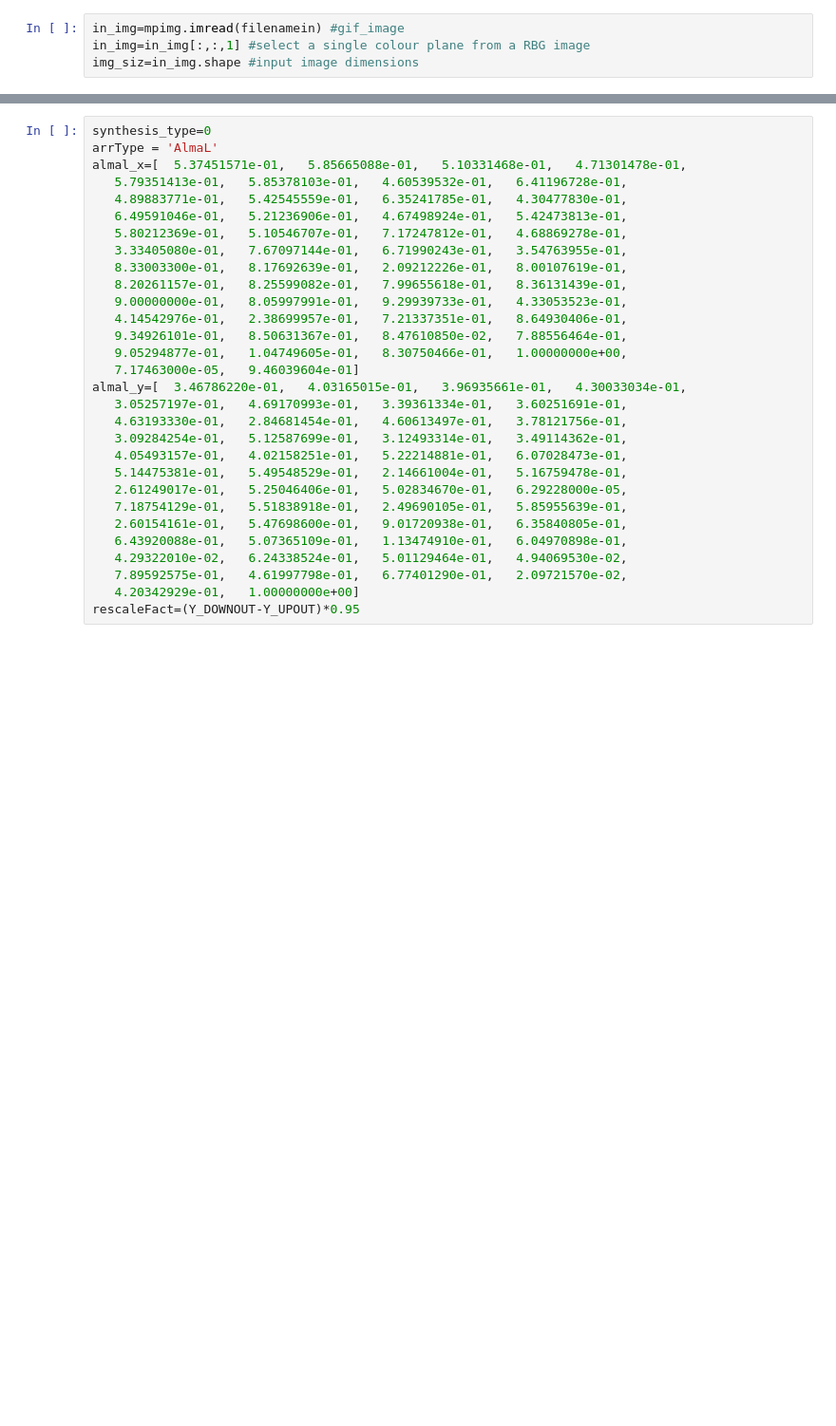
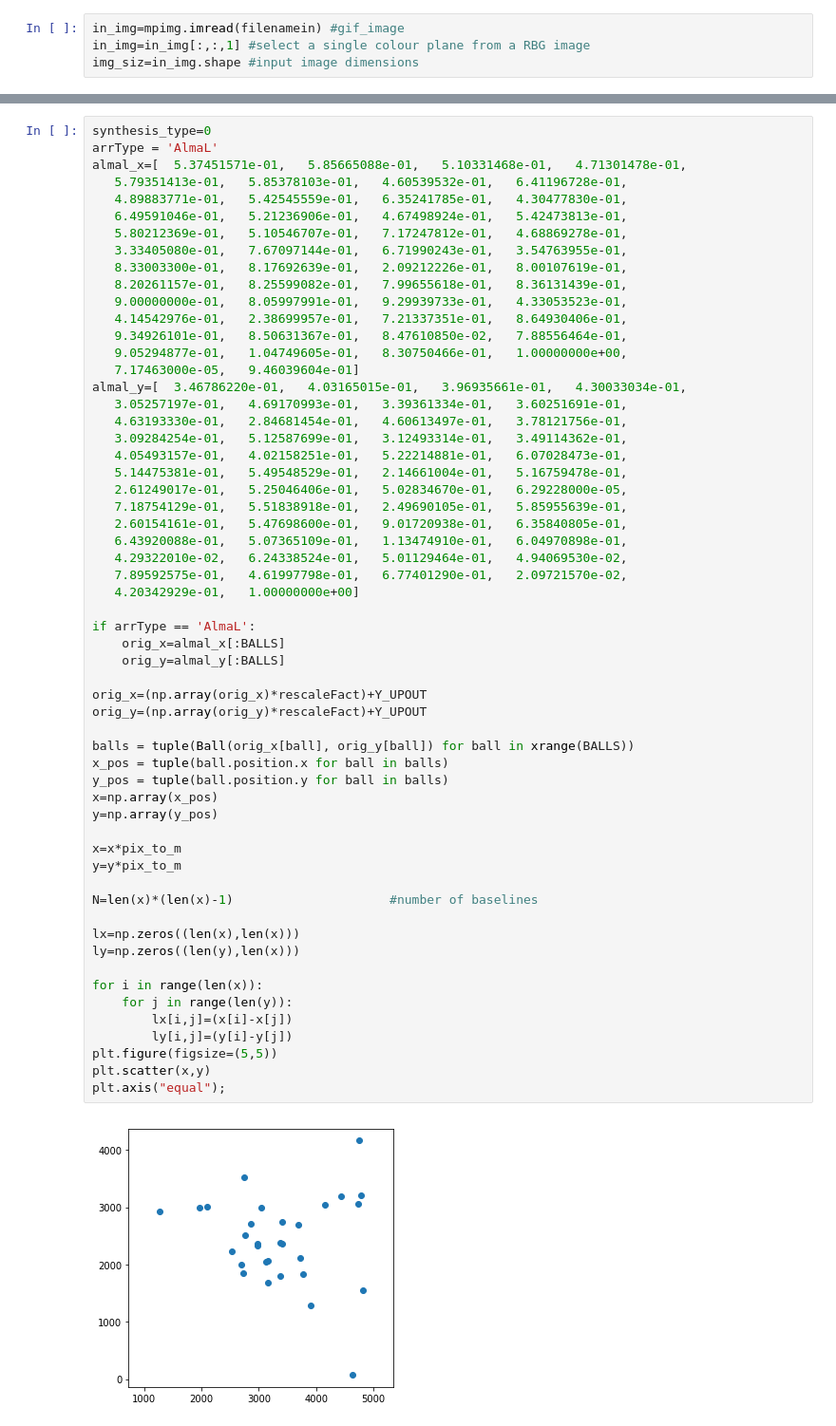
Before and after one commit to saint-germain/interferometry, a Jupyter notebook: deconpynter.ipynb, the cells around one changed output, grey strips where cells are left out. Shown: that part at 95% size. Cells and saved outputs as stored; diff of their text form; blank space fills up the shorter version.

```diff
--- a/deconpynter.ipynb
+++ b/deconpynter.ipynb
@@ -29,30 +55,60 @@ vmax=1.5*((1.0*(WIDTH_ANT-(2.0*1.5*BALL_RADIUS))*pix_to_m*10.0*sin_dec)/wavel)
 # %%
 synthesis_type=0
 arrType = 'AlmaL'
 almal_x=[  5.37451571e-01,   5.85665088e-01,   5.10331468e-01,   4.71301478e-01,
    5.79351413e-01,   5.85378103e-01,   4.60539532e-01,   6.41196728e-01,
    4.89883771e-01,   5.42545559e-01,   6.35241785e-01,   4.30477830e-01,
    6.49591046e-01,   5.21236906e-01,   4.67498924e-01,   5.42473813e-01,
    5.80212369e-01,   5.10546707e-01,   7.17247812e-01,   4.68869278e-01,
    3.33405080e-01,   7.67097144e-01,   6.71990243e-01,   3.54763955e-01,
    8.33003300e-01,   8.17692639e-01,   2.09212226e-01,   8.00107619e-01,
    8.20261157e-01,   8.25599082e-01,   7.99655618e-01,   8.36131439e-01,
    9.00000000e-01,   8.05997991e-01,   9.29939733e-01,   4.33053523e-01,
    4.14542976e-01,   2.38699957e-01,   7.21337351e-01,   8.64930406e-01,
    9.34926101e-01,   8.50631367e-01,   8.47610850e-02,   7.88556464e-01,
    9.05294877e-01,   1.04749605e-01,   8.30750466e-01,   1.00000000e+00,
    7.17463000e-05,   9.46039604e-01]
 almal_y=[  3.46786220e-01,   4.03165015e-01,   3.96935661e-01,   4.30033034e-01,
    3.05257197e-01,   4.69170993e-01,   3.39361334e-01,   3.60251691e-01,
    4.63193330e-01,   2.84681454e-01,   4.60613497e-01,   3.78121756e-01,
    3.09284254e-01,   5.12587699e-01,   3.12493314e-01,   3.49114362e-01,
    4.05493157e-01,   4.02158251e-01,   5.22214881e-01,   6.07028473e-01,
    5.14475381e-01,   5.49548529e-01,   2.14661004e-01,   5.16759478e-01,
    2.61249017e-01,   5.25046406e-01,   5.02834670e-01,   6.29228000e-05,
    7.18754129e-01,   5.51838918e-01,   2.49690105e-01,   5.85955639e-01,
    2.60154161e-01,   5.47698600e-01,   9.01720938e-01,   6.35840805e-01,
    6.43920088e-01,   5.07365109e-01,   1.13474910e-01,   6.04970898e-01,
    4.29322010e-02,   6.24338524e-01,   5.01129464e-01,   4.94069530e-02,
    7.89592575e-01,   4.61997798e-01,   6.77401290e-01,   2.09721570e-02,
    4.20342929e-01,   1.00000000e+00]
-rescaleFact=(Y_DOWNOUT-Y_UPOUT)*0.95
+
+if arrType == 'AlmaL':
+    orig_x=almal_x[:BALLS]
+    orig_y=almal_y[:BALLS]
+
+orig_x=(np.array(orig_x)*rescaleFact)+Y_UPOUT
+orig_y=(np.array(orig_y)*rescaleFact)+Y_UPOUT
+
+balls = tuple(Ball(orig_x[ball], orig_y[ball]) for ball in xrange(BALLS))
+x_pos = tuple(ball.position.x for ball in balls)
+y_pos = tuple(ball.position.y for ball in balls)
+x=np.array(x_pos)
+y=np.array(y_pos)
+
+x=x*pix_to_m
+y=y*pix_to_m
+
+N=len(x)*(len(x)-1)                     #number of baselines
+
+lx=np.zeros((len(x),len(x)))
+ly=np.zeros((len(y),len(x)))
+
+for i in range(len(x)):
+    for j in range(len(y)):
+        lx[i,j]=(x[i]-x[j])
+        ly[i,j]=(y[i]-y[j])
+plt.figure(figsize=(5,5))
+plt.scatter(x,y)
+plt.axis("equal");
+# %% [output]
+[figure, added]
```
Also changed, not shown: parts of 21 cells of this notebook.
